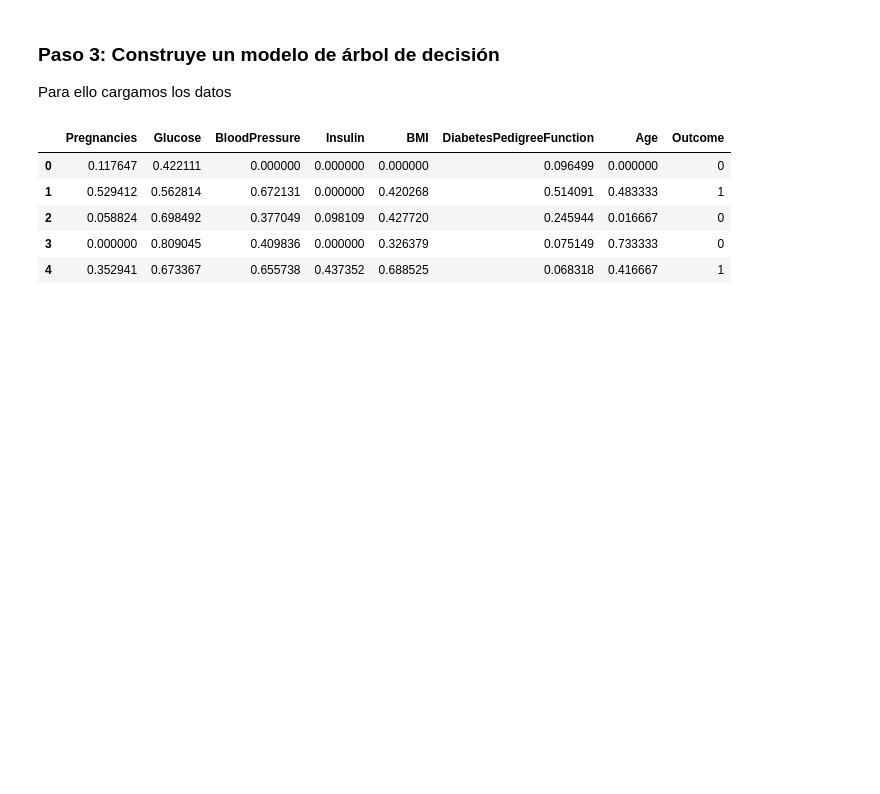
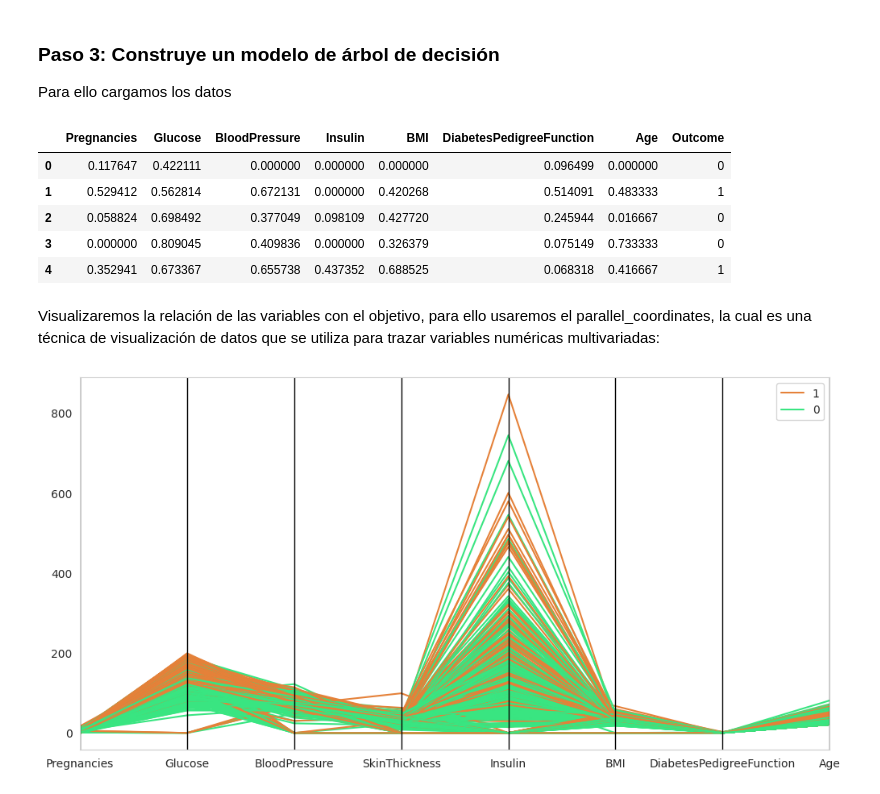
Before and after one commit to pjpena19/DECISION_TREE, a Jupyter notebook: src/explore.ipynb, the cells around one changed output. Drawn from its saved outputs; the diff is of its cells as text; code cells hidden in the pictures; blank space fills up the shorter version.

```diff
--- a/src/explore.ipynb
+++ b/src/explore.ipynb
@@ -264,3 +264,13 @@ train_data.head()
 | 2 | 0.058824 | 0.698492 | 0.377049 | 0.098109 | 0.427720 | 0.245944 | 0.016667 | 0 |
 | 3 | 0.000000 | 0.809045 | 0.409836 | 0.000000 | 0.326379 | 0.075149 | 0.733333 | 0 |
 | 4 | 0.352941 | 0.673367 | 0.655738 | 0.437352 | 0.688525 | 0.068318 | 0.416667 | 1 |
+# %% [markdown]
+Visualizaremos la relación de las variables con el objetivo, para ello usaremos el parallel_coordinates, la cual es una técnica de visualización de datos que se utiliza para trazar variables numéricas multivariadas:
+# %%
+plt.figure(figsize=(12, 6))
+
+pd.plotting.parallel_coordinates(total_data, "Outcome", color = ("#E58139", "#39E581", "#8139E5"))
+
+plt.show()
+# %% [output]
+[figure, added]
```
Also changed, not shown: parts of 2 cells of this notebook.
